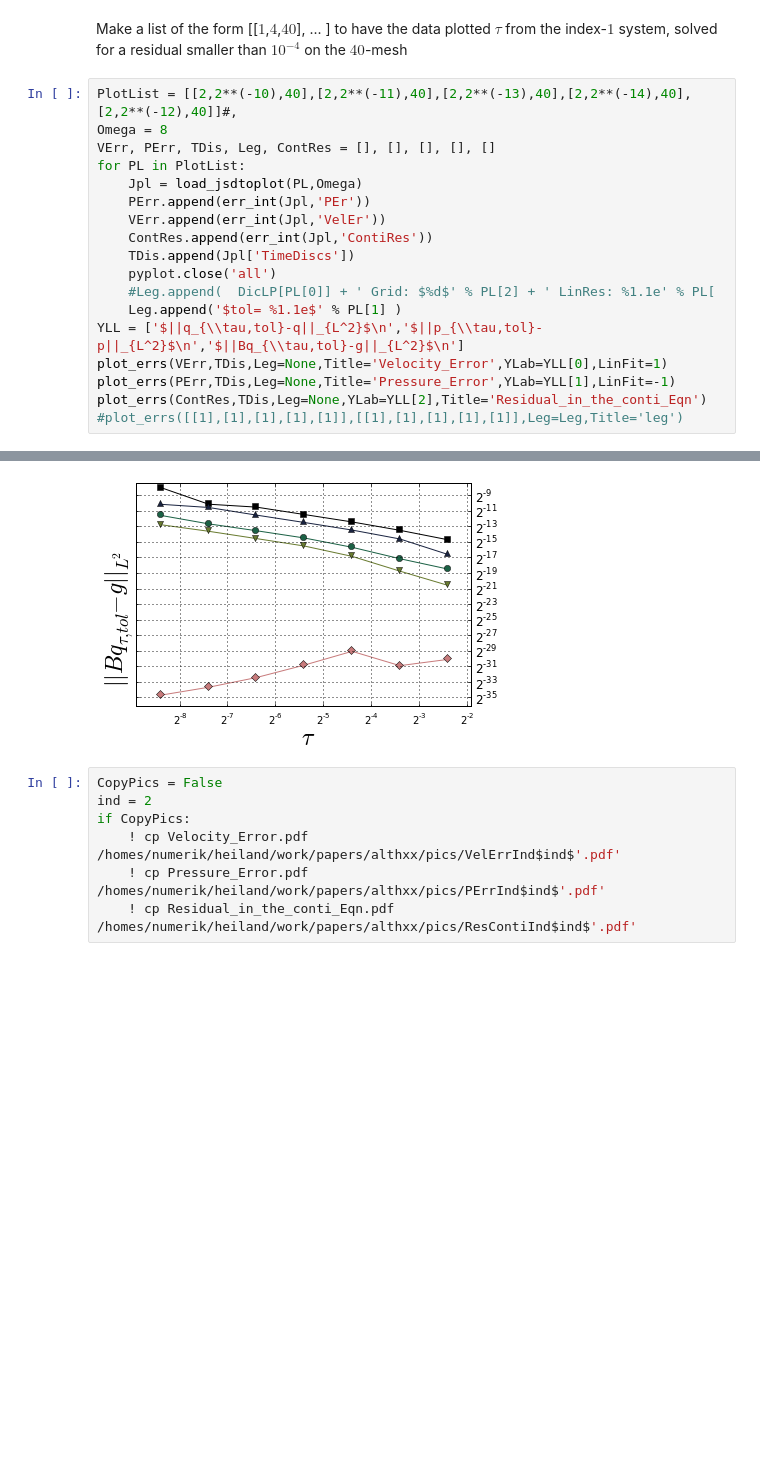
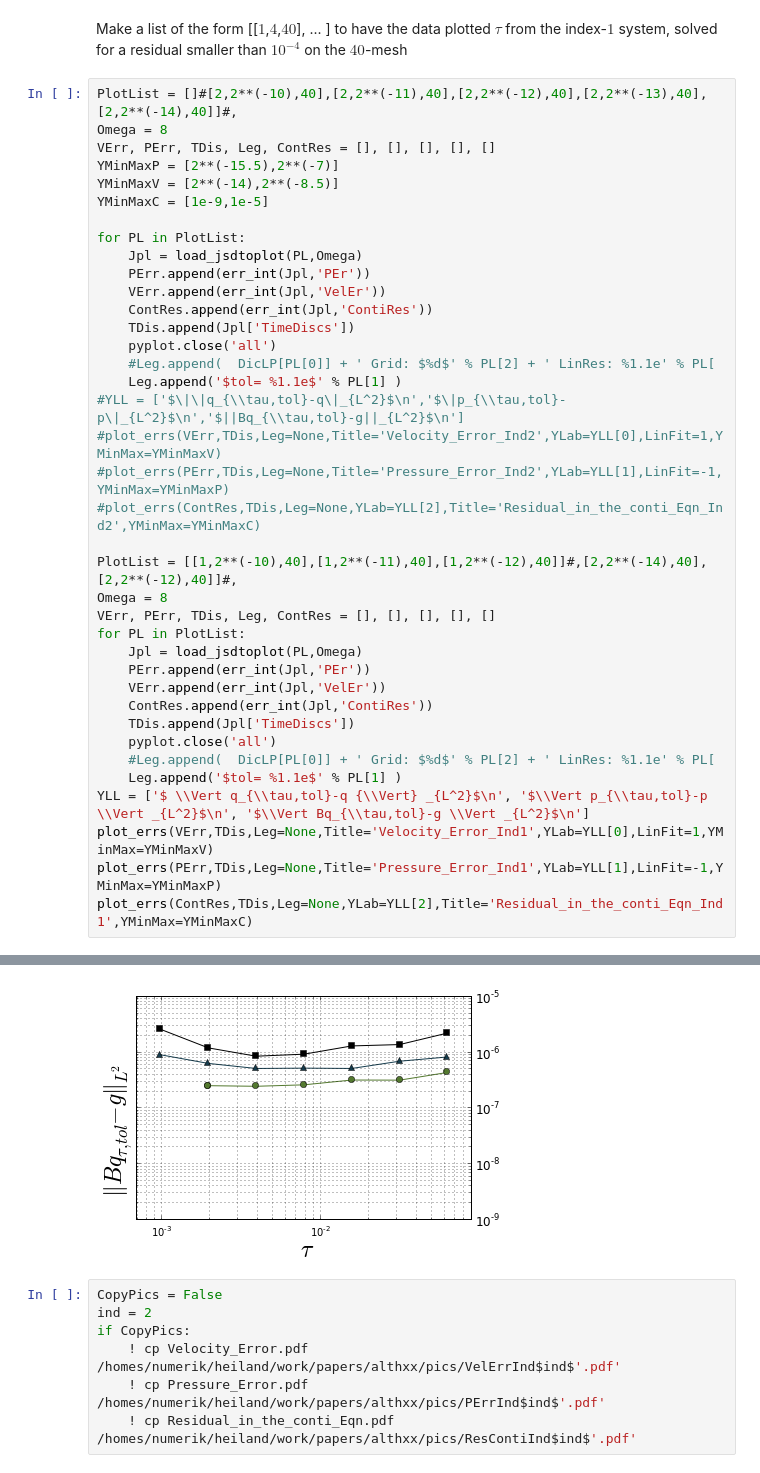
Before and after one commit to highlando/pystokes, a Jupyter notebook: conv plots.ipynb, the cells around one changed output, grey strips where cells are left out. Cells and saved outputs as stored; diff of their text form; blank space fills up the shorter version.

```diff
--- a/conv plots.ipynb
+++ b/conv plots.ipynb
@@ -79,7 +92,28 @@ def load_jsdtoplot(PL,Omega):
 Make a list of the form [[$1$,$4$,$40$], ... ] to have the data plotted $\tau$
 from the index-$1$ system, solved for a residual smaller than $10^{-4}$ on the $40$-mesh
 # %%
-PlotList = [[2,2**(-10),40],[2,2**(-11),40],[2,2**(-13),40],[2,2**(-14),40],[2,2**(-12),40]]#,
+PlotList = []#[2,2**(-10),40],[2,2**(-11),40],[2,2**(-12),40],[2,2**(-13),40],[2,2**(-14),40]]#,
+Omega = 8
+VErr, PErr, TDis, Leg, ContRes = [], [], [], [], []
+YMinMaxP = [2**(-15.5),2**(-7)]
+YMinMaxV = [2**(-14),2**(-8.5)]
+YMinMaxC = [1e-9,1e-5]
+
+for PL in PlotList:
+    Jpl = load_jsdtoplot(PL,Omega)
+    PErr.append(err_int(Jpl,'PEr'))
+    VErr.append(err_int(Jpl,'VelEr'))
+    ContRes.append(err_int(Jpl,'ContiRes'))
+    TDis.append(Jpl['TimeDiscs'])
+    pyplot.close('all')
+    #Leg.append(  DicLP[PL[0]] + ' Grid: $%d$' % PL[2] + ' LinRes: %1.1e' % PL[
+    Leg.append('$tol= %1.1e$' % PL[1] )
+#YLL = ['$\|\|q_{\\tau,tol}-q\|_{L^2}$\n','$\|p_{\\tau,tol}-p\|_{L^2}$\n','$||Bq_{\\tau,tol}-g||_{L^2}$\n']
+#plot_errs(VErr,TDis,Leg=None,Title='Velocity_Error_Ind2',YLab=YLL[0],LinFit=1,YMinMax=YMinMaxV)
+#plot_errs(PErr,TDis,Leg=None,Title='Pressure_Error_Ind2',YLab=YLL[1],LinFit=-1,YMinMax=YMinMaxP)
+#plot_errs(ContRes,TDis,Leg=None,YLab=YLL[2],Title='Residual_in_the_conti_Eqn_Ind2',YMinMax=YMinMaxC)
+
+PlotList = [[1,2**(-10),40],[1,2**(-11),40],[1,2**(-12),40]]#,[2,2**(-14),40],[2,2**(-12),40]]#,
 Omega = 8
 VErr, PErr, TDis, Leg, ContRes = [], [], [], [], []
 for PL in PlotList:
@@ -91,9 +125,8 @@ for PL in PlotList:
     pyplot.close('all')
     #Leg.append(  DicLP[PL[0]] + ' Grid: $%d$' % PL[2] + ' LinRes: %1.1e' % PL[
     Leg.append('$tol= %1.1e$' % PL[1] )
-YLL = ['$||q_{\\tau,tol}-q||_{L^2}$\n','$||p_{\\tau,tol}-p||_{L^2}$\n','$||Bq_{\\tau,tol}-g||_{L^2}$\n']
-plot_errs(VErr,TDis,Leg=None,Title='Velocity_Error',YLab=YLL[0],LinFit=1)
-plot_errs(PErr,TDis,Leg=None,Title='Pressure_Error',YLab=YLL[1],LinFit=-1)
-plot_errs(ContRes,TDis,Leg=None,YLab=YLL[2],Title='Residual_in_the_conti_Eqn')
-#plot_errs([[1],[1],[1],[1],[1]],[[1],[1],[1],[1],[1]],Leg=Leg,Title='leg')
+YLL = ['$ \\Vert q_{\\tau,tol}-q {\\Vert} _{L^2}$\n', '$\\Vert p_{\\tau,tol}-p \\Vert _{L^2}$\n', '$\\Vert Bq_{\\tau,tol}-g \\Vert _{L^2}$\n']
+plot_errs(VErr,TDis,Leg=None,Title='Velocity_Error_Ind1',YLab=YLL[0],LinFit=1,YMinMax=YMinMaxV)
+plot_errs(PErr,TDis,Leg=None,Title='Pressure_Error_Ind1',YLab=YLL[1],LinFit=-1,YMinMax=YMinMaxP)
+plot_errs(ContRes,TDis,Leg=None,YLab=YLL[2],Title='Residual_in_the_conti_Eqn_Ind1',YMinMax=YMinMaxC)
 # %% [output]
@@ -102,4 +156,4 @@ plot_errs(ContRes,TDis,Leg=None,YLab=YLL[2],Title='Residual_in_the_conti_Eqn')
-[figure, old version]
+[figure, new version]
 # %%
 CopyPics = False
 ind = 2
```
Also changed, not shown: parts of 3 cells of this notebook, 9 other files.
